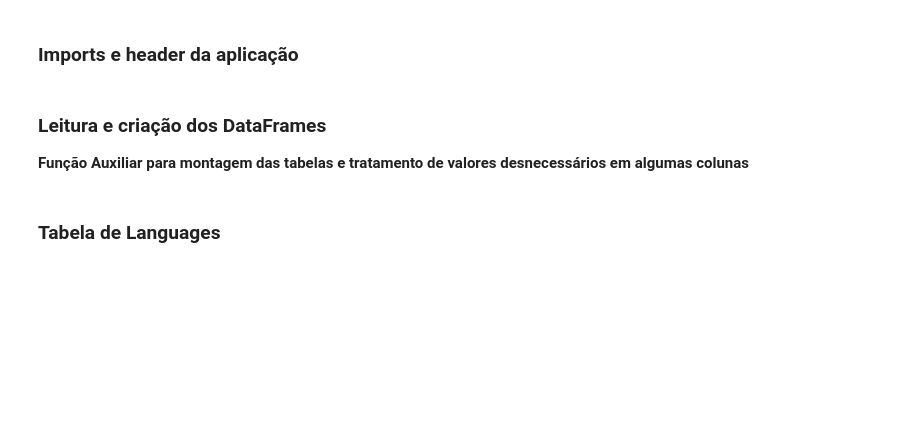
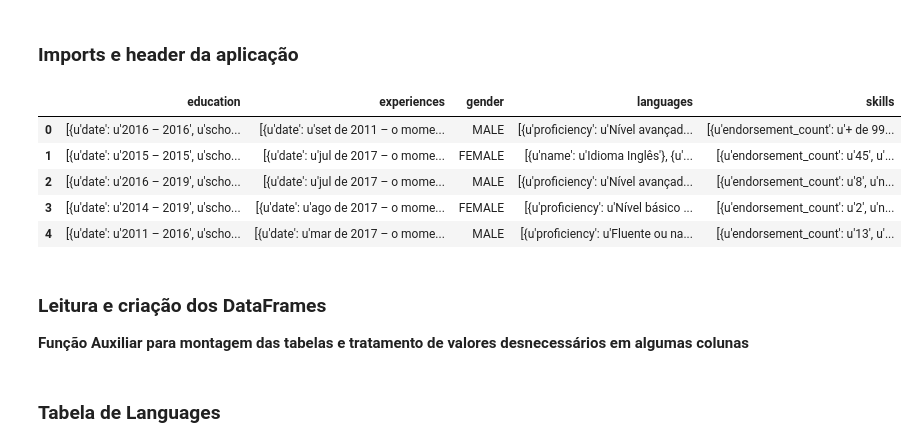
Before and after one commit to ACALBUQUERQUE/introducao-linguagens-estatisticas, a Jupyter notebook: trab/TrabalhoILE.ipynb, the cells around one changed output. Drawn from its saved outputs; the diff is of its cells as text; code cells hidden in the pictures; blank space fills up the shorter version.

```diff
--- a/trab/TrabalhoILE.ipynb
+++ b/trab/TrabalhoILE.ipynb
@@ -15,11 +15,20 @@ ___
 # %%
 import json
 import string
 import pandas as pd
 import numpy as np
 from pprint import pprint
 
 pandasDF = pd.read_json('perfis.json')
+
+pandasDF.head()
+# %% [output]
+|  | education | experiences | gender | languages | skills |
+| 0 | [{u'date': u'2016 – 2016', u'scho... | [{u'date': u'set de 2011 – o mome... | MALE | [{u'proficiency': u'Nível avançad... | [{u'endorsement_count': u'+ de 99... |
+| 1 | [{u'date': u'2015 – 2015', u'scho... | [{u'date': u'jul de 2017 – o mome... | FEMALE | [{u'name': u'Idioma Inglês'}, {u'... | [{u'endorsement_count': u'45', u'... |
+| 2 | [{u'date': u'2016 – 2019', u'scho... | [{u'date': u'jul de 2017 – o mome... | MALE | [{u'proficiency': u'Nível avançad... | [{u'endorsement_count': u'8', u'n... |
+| 3 | [{u'date': u'2014 – 2019', u'scho... | [{u'date': u'ago de 2017 – o mome... | FEMALE | [{u'proficiency': u'Nível básico ... | [{u'endorsement_count': u'2', u'n... |
+| 4 | [{u'date': u'2011 – 2016', u'scho... | [{u'date': u'mar de 2017 – o mome... | MALE | [{u'proficiency': u'Fluente ou na... | [{u'endorsement_count': u'13', u'... |
 # %% [markdown]
 ### Leitura e criação dos DataFrames
 
```
